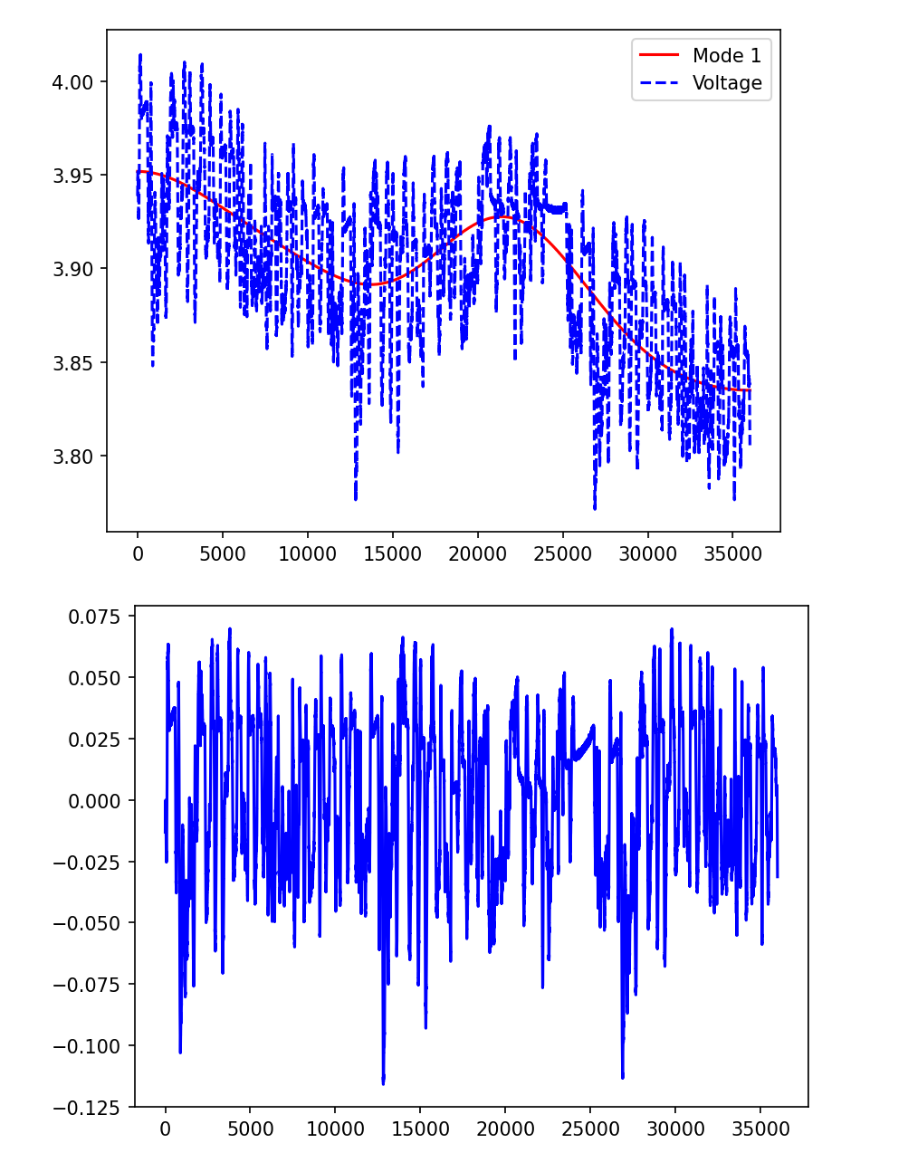
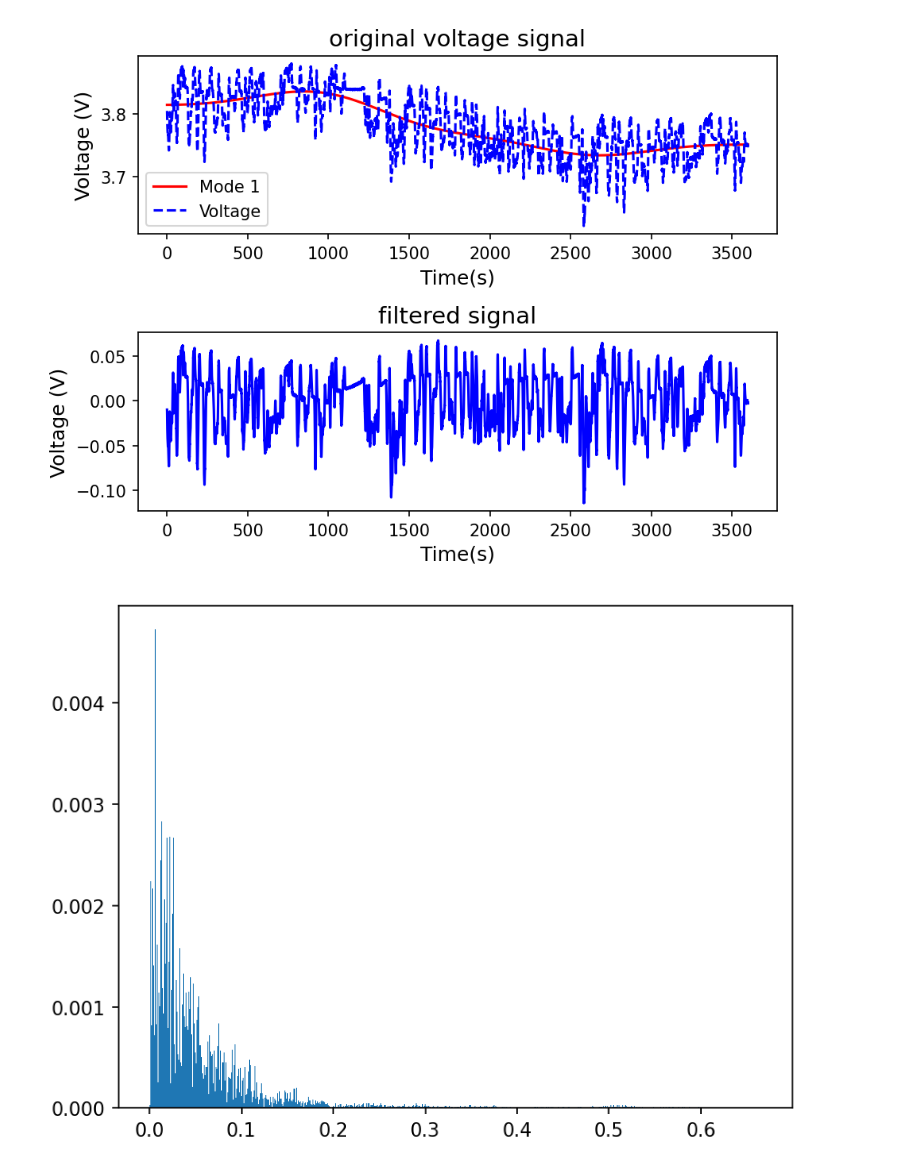
Before and after one commit to JieChungChen/EWT-Capacity-Estimation, a Jupyter notebook: visualize.ipynb, the cells around one changed output. Cells and saved outputs as stored; diff of their text form; code cells hidden in the pictures.

```diff
--- a/visualize.ipynb
+++ b/visualize.ipynb
@@ -10,7 +12,7 @@ def get_mat_voltage(plot=True):
     """
     sampling rate: 10Hz
     """
-    filepath = "Cycling_1/V4.mat"
+    filepath = "Cycling_1/W8.mat"
     f = loadmat(filepath)
     # print(f.keys())
 
@@ -33,7 +35,7 @@ v, s = get_mat_voltage()
 v[s!=14] = 0
 dif = np.abs(np.diff(v, axis=0))
 edge = np.argwhere(dif>1)+1
-dc_v = [v[edge[i, 0]:edge[i+1, 0]] for i in range(0, len(edge), 2)]
+dc_v = [v[edge[i, 0]:edge[i+1, 0]] for i in range(0, len(edge)-1, 2)]
 print('discharge segments=%d'%len(dc_v))
 plt.plot(np.arange(len(dc_v[0]))/36000, dc_v[0])
 plt.xlabel('hr')
@@ -47,12 +49,15 @@ discharge segments=20
 # %%
 # extract voltage information within 1hr to apply EWT
-ewt, mfb ,boundaries = EWT1D(dc_v[0][1000:37000, 0], N=9)
+ewt, mfb ,boundaries = EWT1D(dc_v[0][40000:76000, 0], N=9, reg='gaussian')
 print(ewt.shape)
 print(mfb.shape)
 fig, ax = plt.subplots(3, 3)
+
 for i in range(9):
-    ax[i//3,i%3].plot(ewt[:, i])
+    ax[i//3,i%3].plot(np.linspace(0, 3600, 36000), ewt[:, i])
     ax[i//3,i%3].set_title('Mode%d'%(i+1))
+    ax[i//3,i%3].set_xlabel('Time (s)', fontsize=8)
+    ax[i//3,i%3].set_ylabel('Voltage (V)', fontsize=8)
 plt.tight_layout()
 plt.show()
 plt.close()
@@ -63,19 +68,33 @@ plt.close()
 # %%
 # fundamental mode filtering
-v_t = dc_v[0][1000:37000, 0]
+v_t = dc_v[0][40000:76000, 0]
 corr = np.array([np.corrcoef(ewt[:, mode], v_t)[0, 1] for mode in range(9)])
 
+fig, ax = plt.subplots(2, 1)
+
 f_mode = ewt[:, np.argmax(corr)]
-plt.plot(f_mode, c='red', label='Mode 1') # fundamental mode
-plt.plot(v_t, c='blue', ls='--', label='Voltage') # original signal
-plt.legend()
+ax[0].plot(np.linspace(0, 3600, 36000), f_mode, c='red', label='Mode 1') # fundamental mode
+ax[0].plot(np.linspace(0, 3600, 36000), v_t, c='blue', ls='--', label='Voltage') # original signal
+ax[0].set_xlabel('Time(s)', fontsize=12)
+ax[0].set_ylabel('Voltage (V)', fontsize=12)
+ax[0].set_title('original voltage signal', fontsize=14)
+ax[0].legend()
+
+v_c = v_t-ewt[:, np.argmax(corr)] # filtered signal
+ax[1].plot(np.linspace(0, 3600, 36000),v_c, c='blue')
+ax[1].set_xlabel('Time(s)', fontsize=12)
+ax[1].set_ylabel('Voltage (V)', fontsize=12)
+ax[1].set_title('filtered signal', fontsize=14)
+plt.tight_layout()
 plt.show()
 plt.close()
 
-v_c = v_t-ewt[:, np.argmax(corr)] # filtered signal
-plt.plot(v_c, c='blue')
+# filtered signal fft
+sp = np.fft.rfft(v_c, norm='forward')
+freq = np.fft.rfftfreq(v_c.shape[-1], d=0.1)
+plt.bar(freq[:2400], np.abs(sp)[:2400], width=5/18000)
 plt.show()
 plt.close()
 # %% [output]
-[figure, old version]
+[figure, new version]
-[figure, old version]
+[figure, new version]
```
Also changed, not shown: parts of 4 cells of this notebook, 1 other file.
